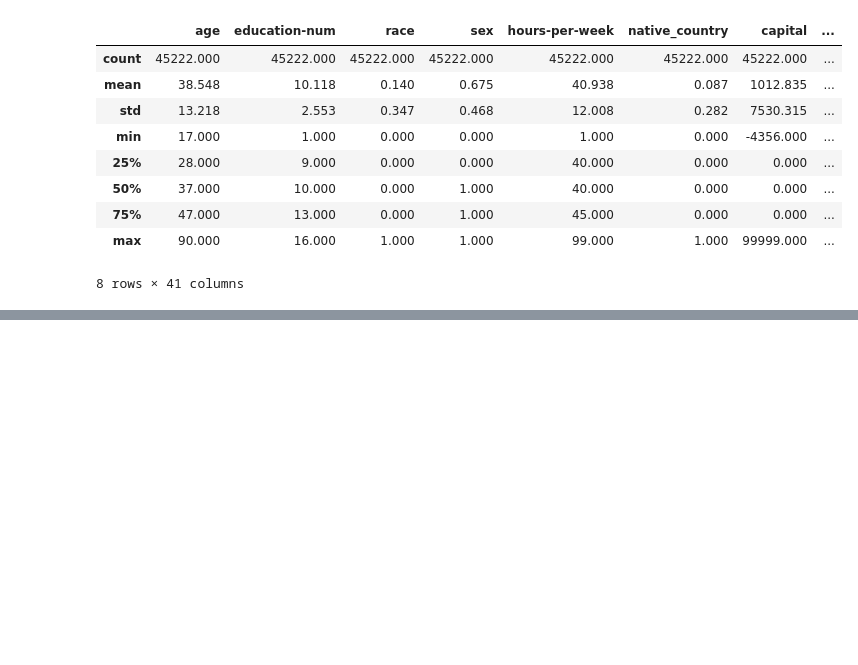
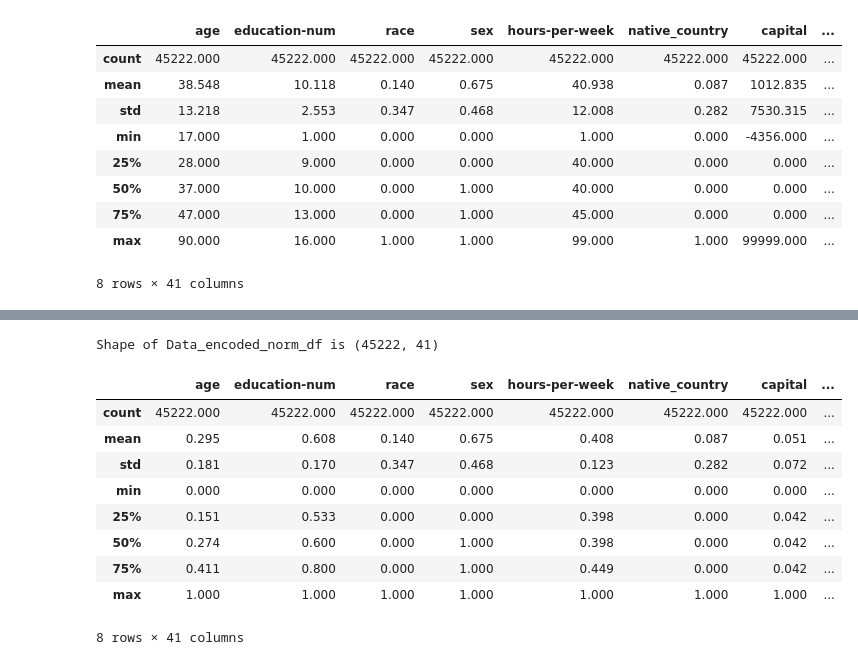
Before and after one commit to piyushthaware/Machine_Learning, a Jupyter notebook: ML_preprocessing.ipynb, the cells around one changed output, grey strips where cells are left out. Saved outputs shown, nothing was run; the diff lists cells and outputs as text; code cells hidden in the pictures; blank space fills up the shorter version.

```diff
--- a/ML_preprocessing.ipynb
+++ b/ML_preprocessing.ipynb
@@ -529,0 +538,4 @@ Data_encoded_norm_numpy = Data_scaler.fit_transform(Data_encoded)
+# %%
+Data_encoded_norm_df = pd.DataFrame(Data_encoded_norm_numpy, columns=Data_encoded.columns)
+
+Data_encoded_norm_df.sample(n=5,random_state=11)
@@ -529,0 +550,16 @@ Data_encoded_norm_numpy = Data_scaler.fit_transform(Data_encoded)
+# %%
+print(f'Shape of Data_encoded_norm_df is {Data_encoded_norm_df.shape}\n')
+
+Data_encoded_norm_df.describe(include='all').round(3)
+# %% [output]
+Shape of Data_encoded_norm_df is (45222, 41)
+|  | age | education-num | race | sex | hours-per-week | native_country | capital | ... |
+| count | 45222.000 | 45222.000 | 45222.000 | 45222.000 | 45222.000 | 45222.000 | 45222.000 | ... |
+| mean | 0.295 | 0.608 | 0.140 | 0.675 | 0.408 | 0.087 | 0.051 | ... |
+| std | 0.181 | 0.170 | 0.347 | 0.468 | 0.123 | 0.282 | 0.072 | ... |
+| min | 0.000 | 0.000 | 0.000 | 0.000 | 0.000 | 0.000 | 0.000 | ... |
+| 25% | 0.151 | 0.533 | 0.000 | 0.000 | 0.398 | 0.000 | 0.042 | ... |
+| 50% | 0.274 | 0.600 | 0.000 | 1.000 | 0.398 | 0.000 | 0.042 | ... |
+| 75% | 0.411 | 0.800 | 0.000 | 1.000 | 0.449 | 0.000 | 0.042 | ... |
+| max | 1.000 | 1.000 | 1.000 | 1.000 | 1.000 | 1.000 | 1.000 | ... |
+8 rows × 41 columns
```
Also changed, not shown: parts of 9 cells of this notebook, 1 other file.
